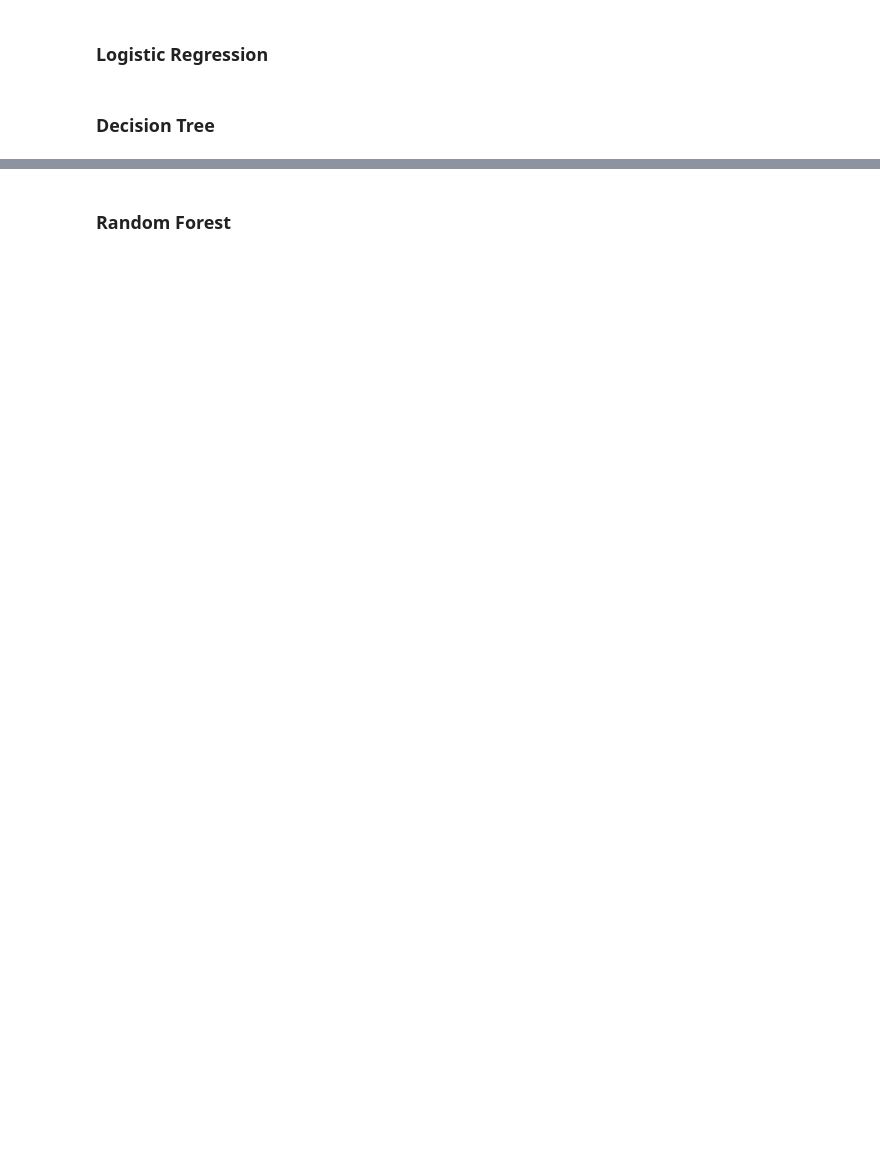
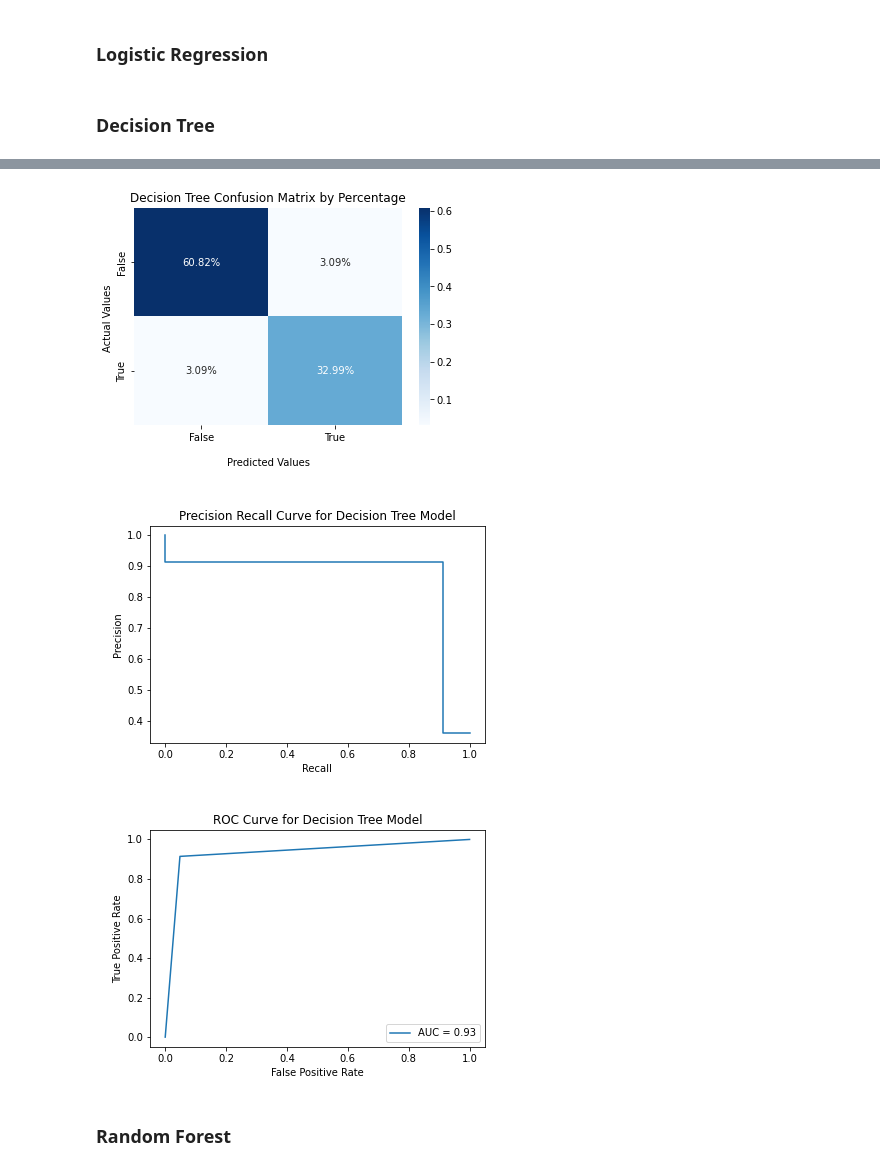
Before and after one commit to UCB-stat-159-s22/hw07-Group26, a Jupyter notebook: main.ipynb, the cells around one changed output, grey strips where cells are left out. Drawn from its saved outputs; the diff is of its cells as text; code cells hidden in the pictures; blank space fills up the shorter version.

```diff
--- a/main.ipynb
+++ b/main.ipynb
@@ -19,2 +35,14 @@ In our research, we wish to build a model that can identify whether the cancer i
+# %%
+from PIL import Image
+conf_image_dt = Image.open('figures/confusion_matrix_dt.png')
+prec_recall_image_dt = Image.open('figures/precision_recall_curve_dt.png')
+roc_curve_image_dt = Image.open('figures/roc_curve_dt.png')
+display(conf_image_dt)
+display(prec_recall_image_dt)
+display(roc_curve_image_dt)
+# %% [output]
+[figure, added]
+[figure, added]
+[figure, added]
 # %% [markdown]
 ### Random Forest
```
Also changed, not shown: parts of 9 cells of this notebook, 2 other files.
